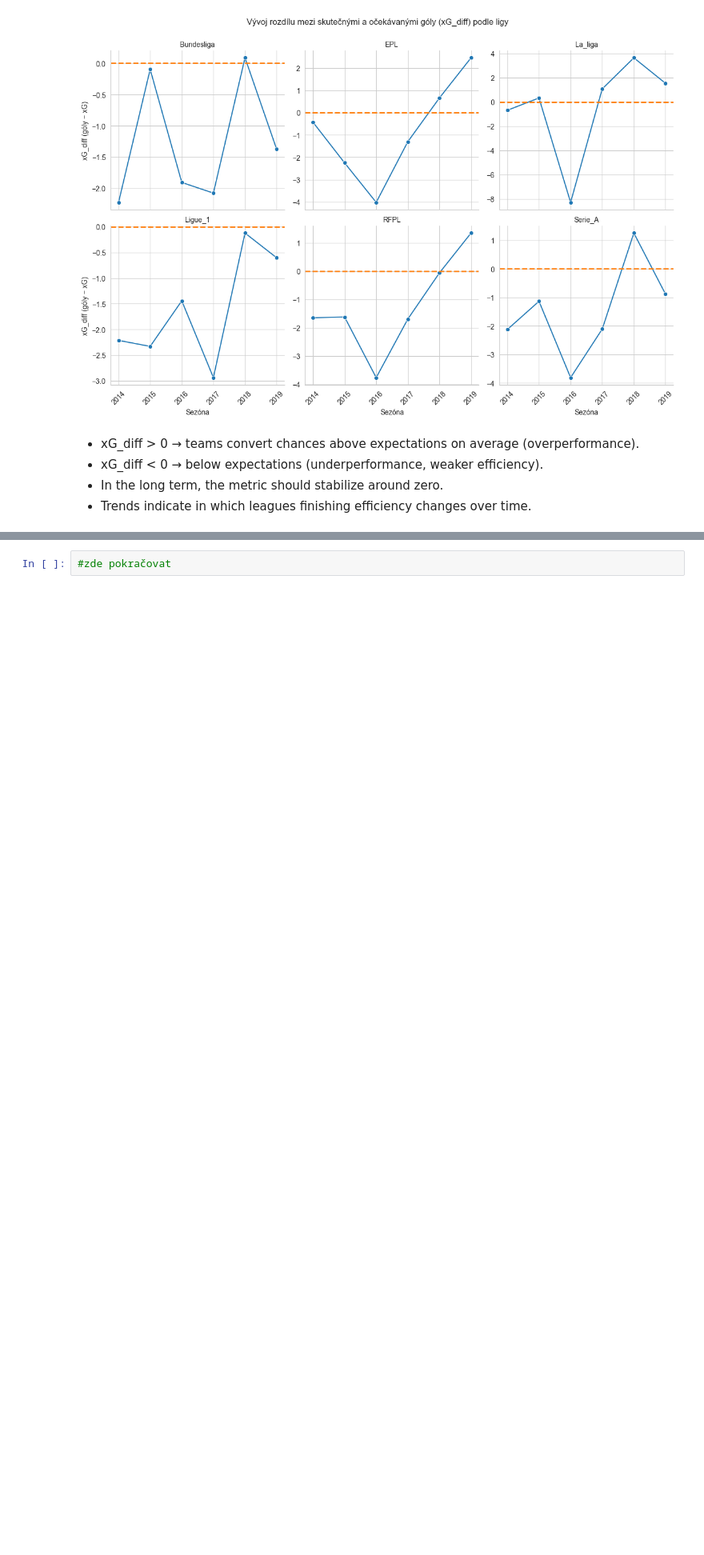
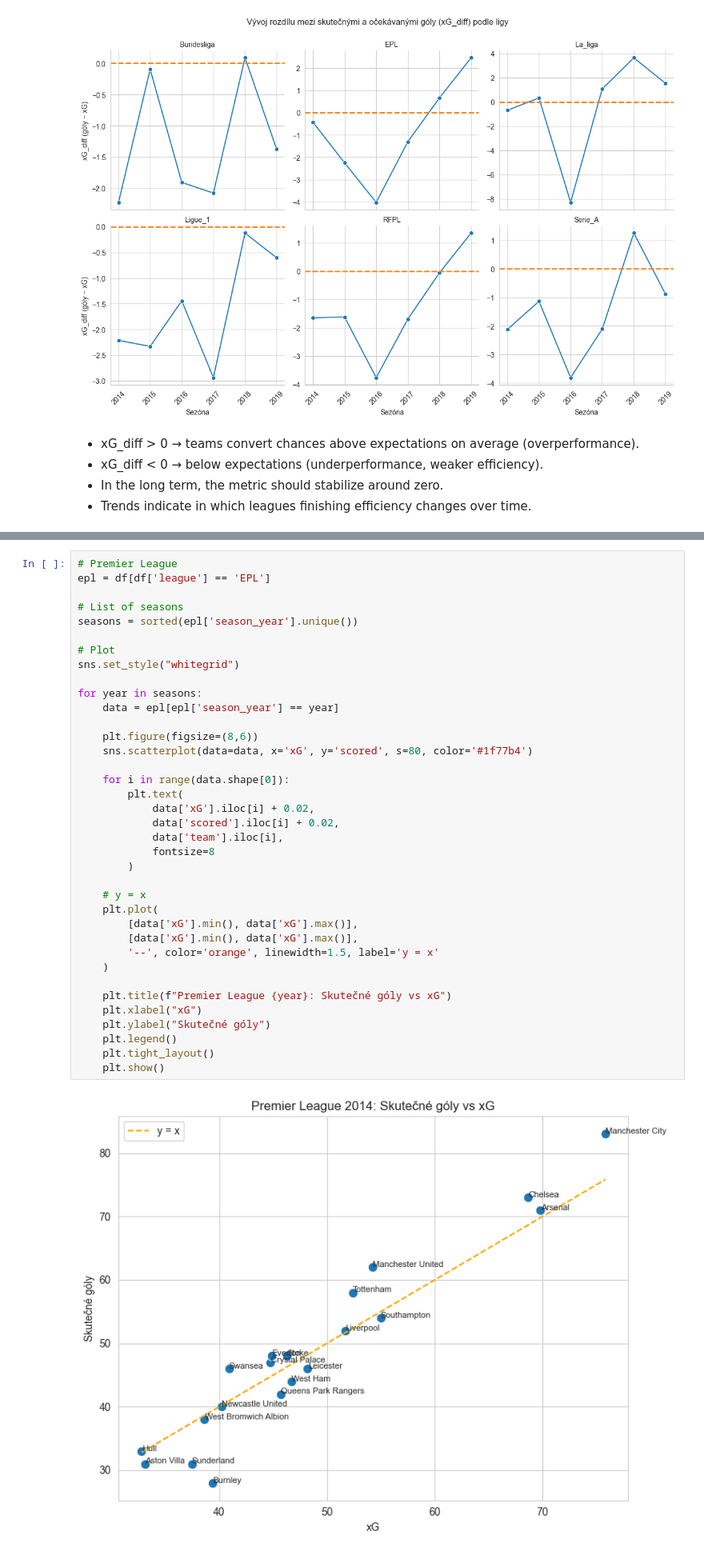
Before and after one commit to xcervenkam/DP, a Jupyter notebook: xG/xG_EDA.ipynb, the cells around one changed output, grey strips where cells are left out. Shown: that part at 80% size. Cells and saved outputs as stored; diff of their text form; blank space fills up the shorter version.

Commit message:
scatter plots done

```diff
--- a/xG/xG_EDA.ipynb
+++ b/xG/xG_EDA.ipynb
@@ -294,2 +302,39 @@ plt.show()
 # %%
-#zde pokračovat
+# Premier League
+epl = df[df['league'] == 'EPL']
+
+# List of seasons
+seasons = sorted(epl['season_year'].unique())
+
+# Plot
+sns.set_style("whitegrid")
+
+for year in seasons:
+    data = epl[epl['season_year'] == year]
+
+    plt.figure(figsize=(8,6))
+    sns.scatterplot(data=data, x='xG', y='scored', s=80, color='#1f77b4')
+
+    for i in range(data.shape[0]):
+        plt.text(
+            data['xG'].iloc[i] + 0.02,
+            data['scored'].iloc[i] + 0.02,
+            data['team'].iloc[i],
+            fontsize=8
+        )
+
+    # y = x
+    plt.plot(
+        [data['xG'].min(), data['xG'].max()],
+        [data['xG'].min(), data['xG'].max()],
+        '--', color='orange', linewidth=1.5, label='y = x'
+    )
+
+    plt.title(f"Premier League {year}: Skutečné góly vs xG")
+    plt.xlabel("xG")
+    plt.ylabel("Skutečné góly")
+    plt.legend()
+    plt.tight_layout()
+    plt.show()
+# %% [output]
+[figure, added]
```
Also changed, not shown: parts of 6 cells of this notebook.
